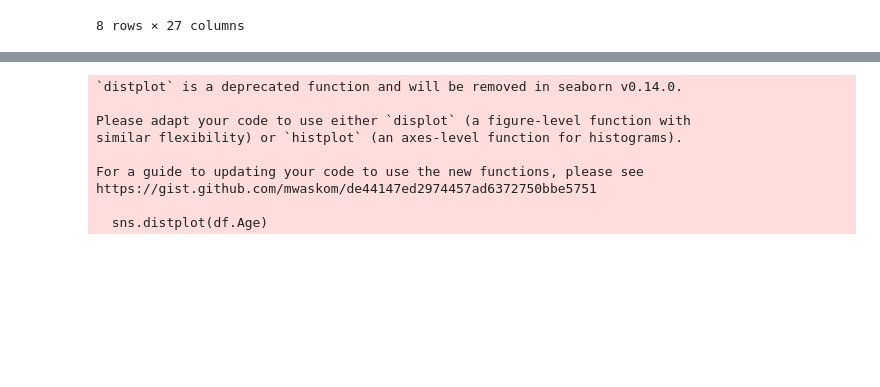
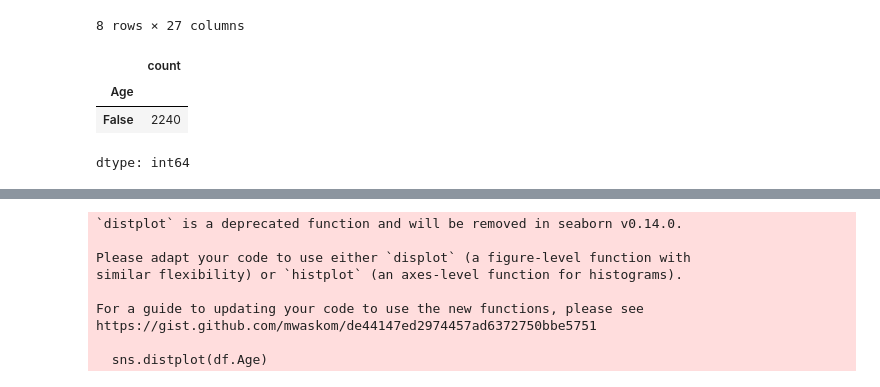
Before and after one commit to Liam-Nova/BIT_IA_Bootcamp, a Jupyter notebook: S1_C5_EDA_marketing.ipynb, the cells around one changed output, grey strips where cells are left out. Cells and saved outputs as stored; diff of their text form; code cells hidden in the pictures; blank space fills up the shorter version.

```diff
--- a/S1_C5_EDA_marketing.ipynb
+++ b/S1_C5_EDA_marketing.ipynb
@@ -201,0 +233,8 @@ df.describe()
+# %%
+bajo = df['Age'] <(Q1-1.5*IQR) # al realizar una comparacion me da un dato type bool
+bajo.value_counts()
+# %% [output]
+|  | count |
+| Age |  |
+| False | 2240 |
+dtype: int64
```
Also changed, not shown: parts of 27 cells of this notebook.
